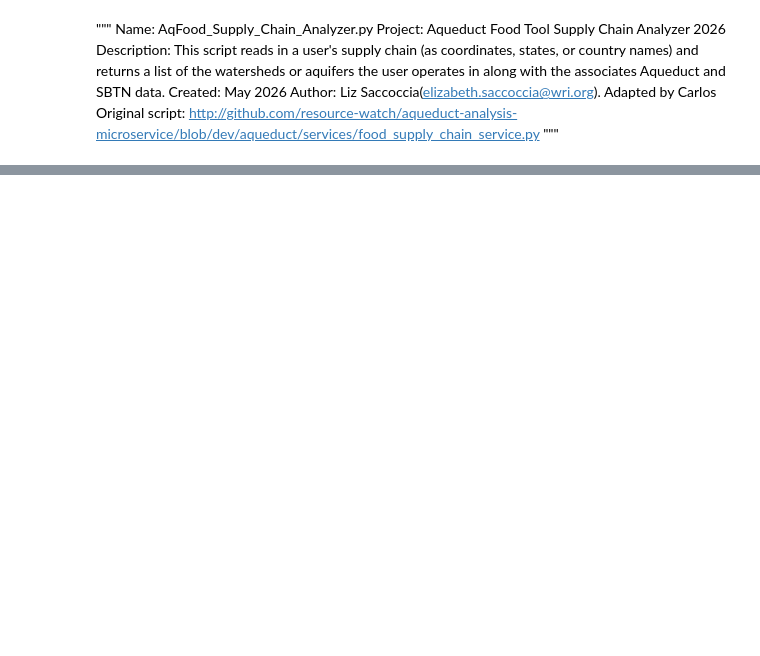
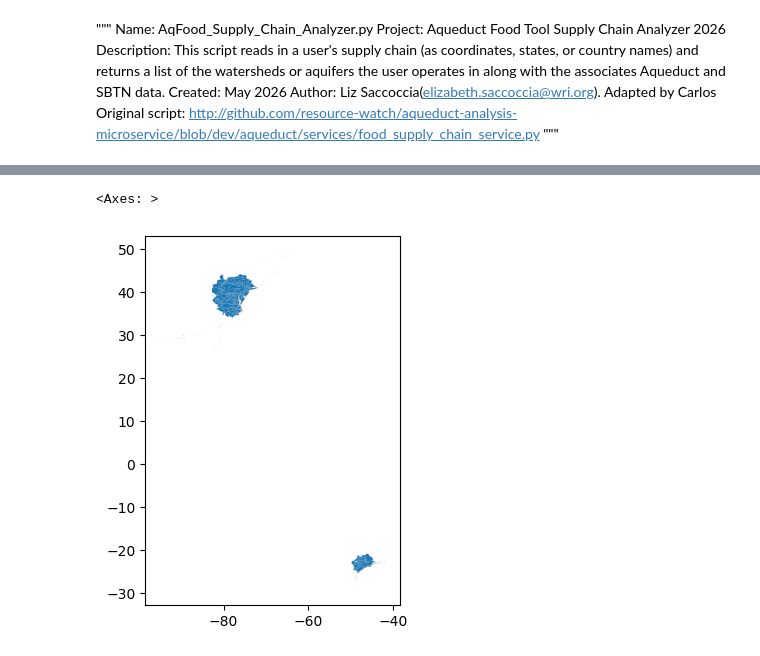
Before and after one commit to lizsaccoccia/AqFoodPrep2026, a Jupyter notebook: AqFoodSupplyChainAnalyzer2026v2.ipynb, the cells around one changed output, grey strips where cells are left out. Saved outputs shown, nothing was run; the diff lists cells and outputs as text; code cells hidden in the pictures; blank space fills up the shorter version.

```diff
--- a/AqFoodSupplyChainAnalyzer2026v2.ipynb
+++ b/AqFoodSupplyChainAnalyzer2026v2.ipynb
@@ -179,13 +180,14 @@ The points buffer is complete
 df_points = df_points.drop(columns='geometry')
 df_points_buff = df_points.merge(buffered, on = 'UniqueID')
 # %%
-#df_points_buff = gpd.GeoDataFrame(df_points_buff , crs="EPSG:4326")
+df_points_buff = gpd.GeoDataFrame(df_points_buff , crs="EPSG:4326")
 # %%
+df_aq["aq_geometry"] = df_aq["geometry"]
+df_aq
 df_points_aq = gpd.sjoin(df_points_buff, df_aq, how="left", op="intersects")
-df_points_aq["aq_geometry"] = df_points_aq["geometry"]
 df_points_aq = df_points_aq.set_geometry("aq_geometry")
 df_points_aq = df_points_aq.drop(columns={'geometry'})
-df_points_aq = df_points_aq.set_geometry("aq_geometry")
 df_points_aq = df_points_aq.rename(columns={'aq_geometry':'geometry'})
 df_points_aq = df_points_aq.set_geometry("geometry", crs="EPSG:4326")
+df_points_aq
 # %% [output]
@@ -193,3 +207,8 @@ ValueError: 'left_df' should be GeoDataFrame, got <class 'pandas.core.frame.Data
+# %%
+df_points_aq.plot()
+# %% [output]
+<Axes: >
+[figure, added]
 # %%
 df_states= df[df["Select_By"] == "state"]
 print("There are {} states".format(len(df_states)))
```
Also changed, not shown: parts of 16 cells of this notebook.
